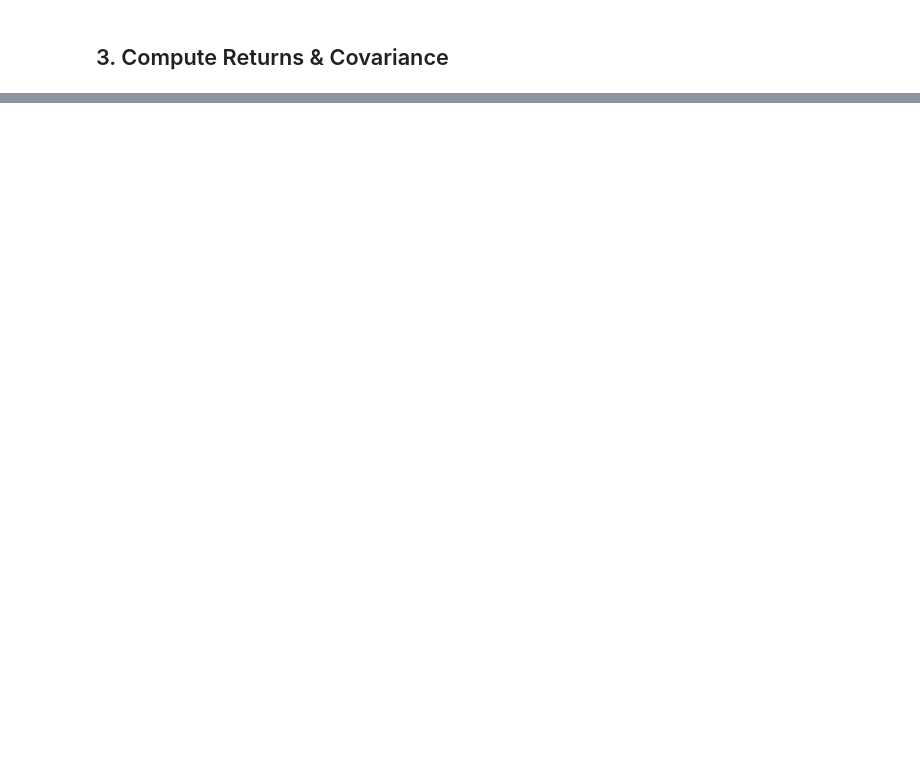
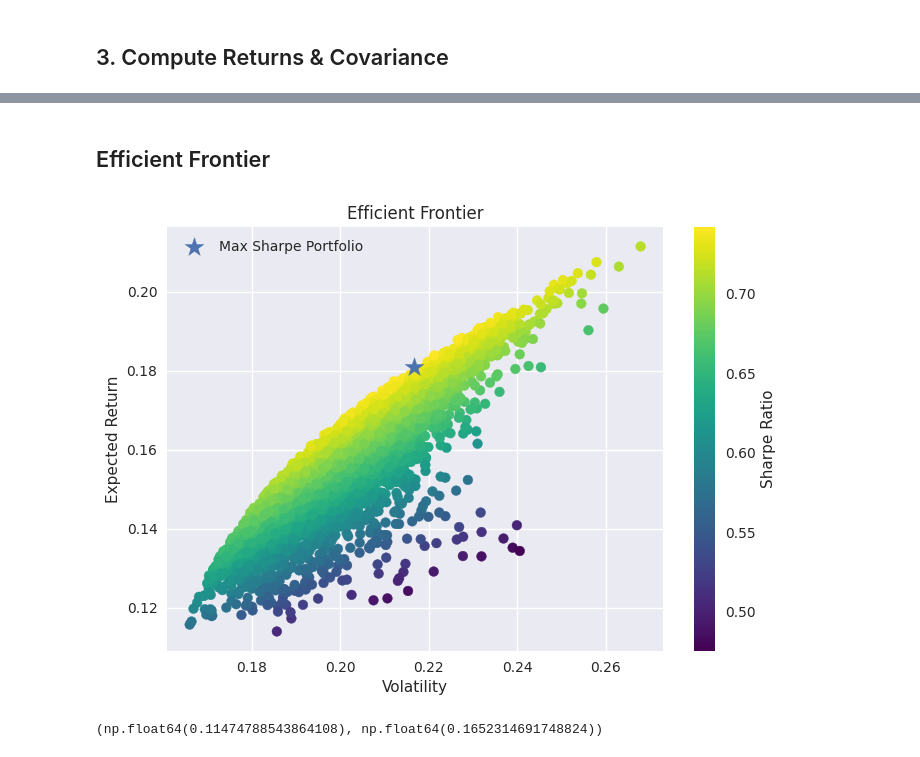
Before and after one commit to paolosalazarp/PortafolioOptimization, a Jupyter notebook: notebook/portfolio_analysis.ipynb, the cells around one changed output, grey strips where cells are left out. Drawn from its saved outputs; the diff is of its cells as text; code cells hidden in the pictures; blank space fills up the shorter version.

```diff
--- a/notebook/portfolio_analysis.ipynb
+++ b/notebook/portfolio_analysis.ipynb
@@ -119,0 +191,49 @@ summary
+# %% [markdown]
+## Efficient Frontier
+# %%
+num_portfolios = 5000
+results = np.zeros((3, num_portfolios))
+
+all_weights = []
+
+for i in range(num_portfolios):
+
+    # Generar pesos aleatorios
+    weights = np.random.random(num_assets)
+    weights /= np.sum(weights)
+
+    all_weights.append(weights)
+
+    portfolio_return, portfolio_volatility, sharpe_ratio = portfolio_performance(
+        weights, mean_returns, cov_matrix
+    )
+
+    results[0, i] = portfolio_return
+    results[1, i] = portfolio_volatility
+    results[2, i] = sharpe_ratio
+# %%
+plt.figure()
+
+scatter = plt.scatter(
+    results[1, :],  # Volatilidad
+    results[0, :],  # Retorno
+    c=results[2, :],  # Sharpe
+    cmap="viridis"
+)
+
+plt.colorbar(scatter, label="Sharpe Ratio")
+plt.xlabel("Volatility")
+plt.ylabel("Expected Return")
+plt.title("Efficient Frontier")
+plt.scatter(
+    opt_volatility,
+    opt_return,
+    marker="*",
+    s=200,
+    label="Max Sharpe Portfolio"
+)
+
+plt.legend()
+plt.show()
+# %% [output]
+[figure, added]
@@ -119,0 +252,12 @@ summary
+# %%
+min_vol_weights = min_vol.x
+
+min_return, min_volatility, min_sharpe = portfolio_performance(
+    min_vol_weights,
+    mean_returns,
+    cov_matrix
+)
+
+min_return, min_volatility
+# %% [output]
+(np.float64(0.11474788543864108), np.float64(0.1652314691748824))
```
Also changed, not shown: parts of 52 cells of this notebook.
